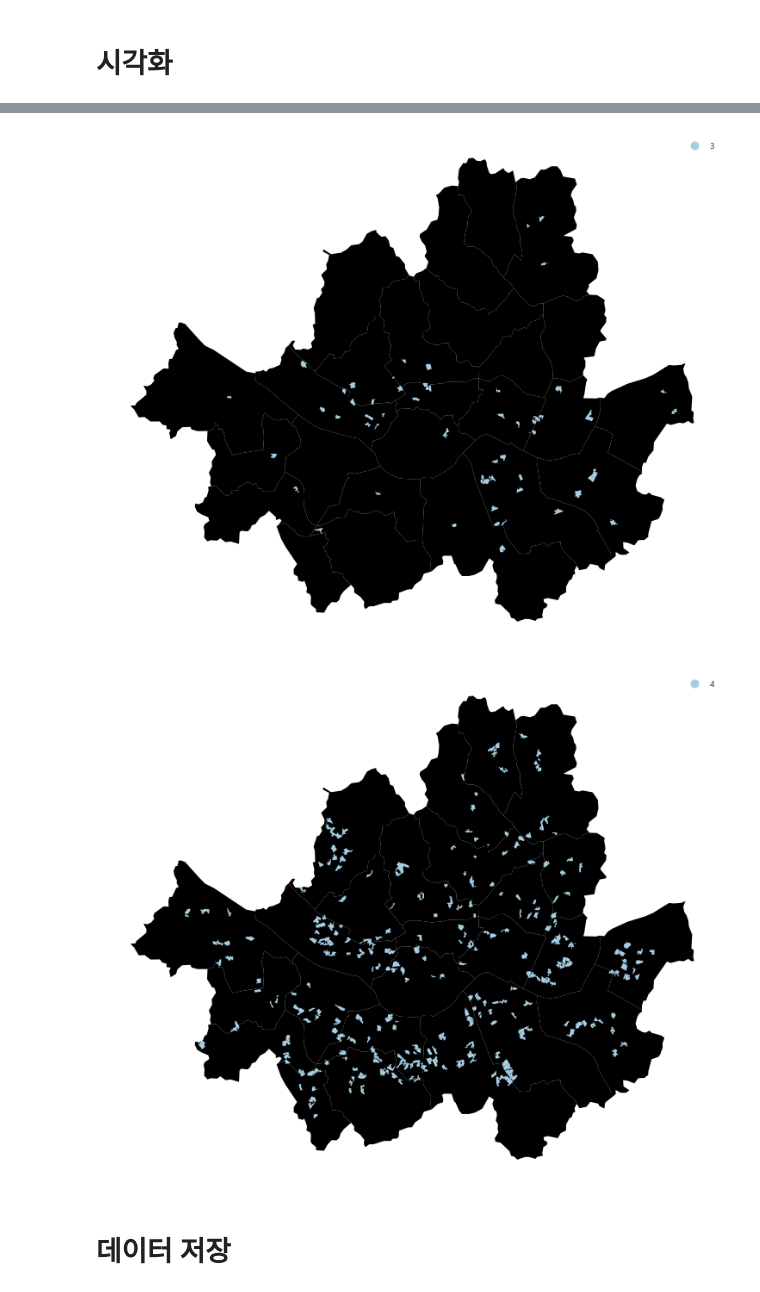
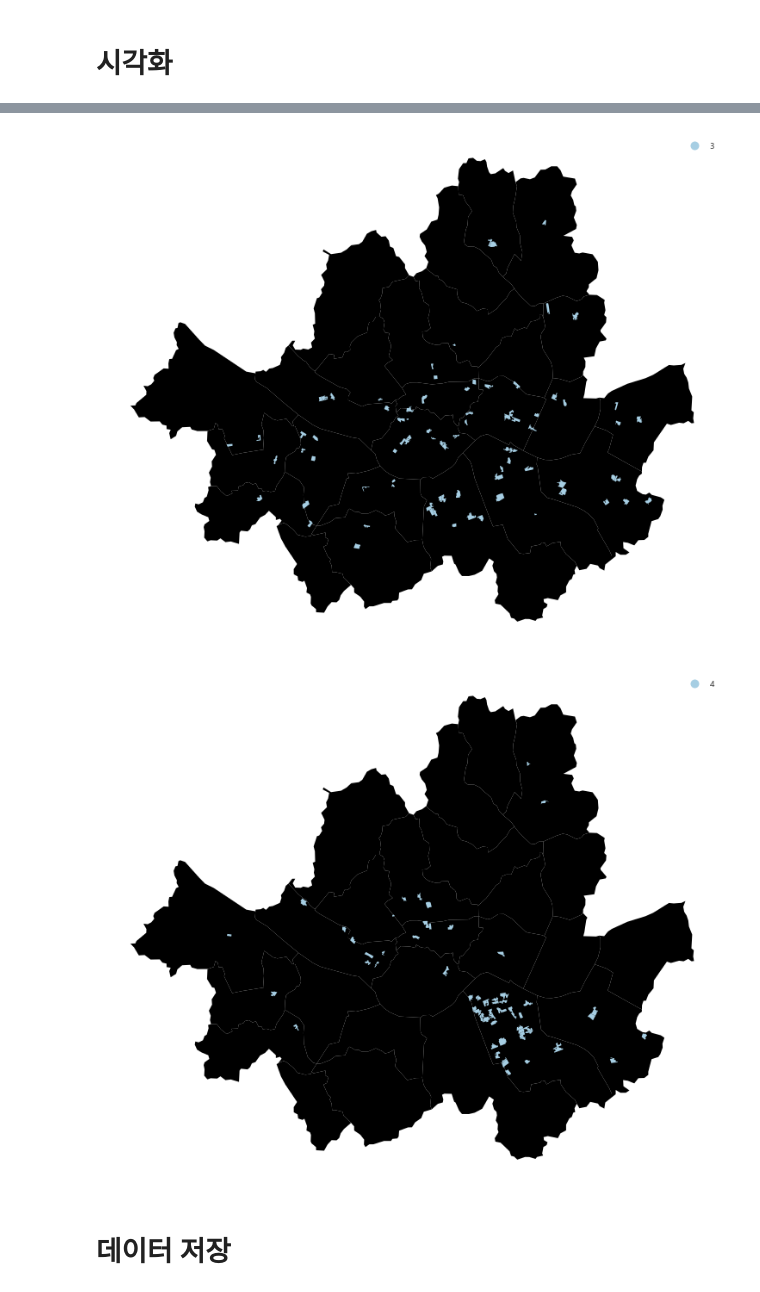
Before and after one commit to unknown-jun/seoul_data_contest, a Jupyter notebook: [종합] 클러스터링.ipynb, the cells around one changed output, grey strips where cells are left out. Cells and saved outputs as stored; diff of their text form; code cells hidden in the pictures.

Commit message:
각 상권을 3개의 지표를 중심으로 clustering

```diff
--- a/[종합] 클러스터링.ipynb
+++ b/[종합] 클러스터링.ipynb
@@ -377,11 +379,5 @@ gdf.plot(ax = ax, column='cluster_y', legend=True, cmap='Paired');
 # %%
 show_part = df_result.copy()
-
-def select_cluster(X, cluster):
-    if X == cluster:
-        return cluster
-    else:
-        return np.nan
 
 for i in range(0, 5):
     show_part[str(i)] = show_part['cluster_y'].apply( lambda x: x if x==str(i) else np.nan )
@@ -401,5 +397,5 @@ for i in range(0, 5):
-[figure, old version]
+[figure, new version]
-[figure, old version]
+[figure, new version]
 # %% [markdown]
 # 데이터 저장
 # %%
```
Also changed, not shown: parts of 19 cells of this notebook.
